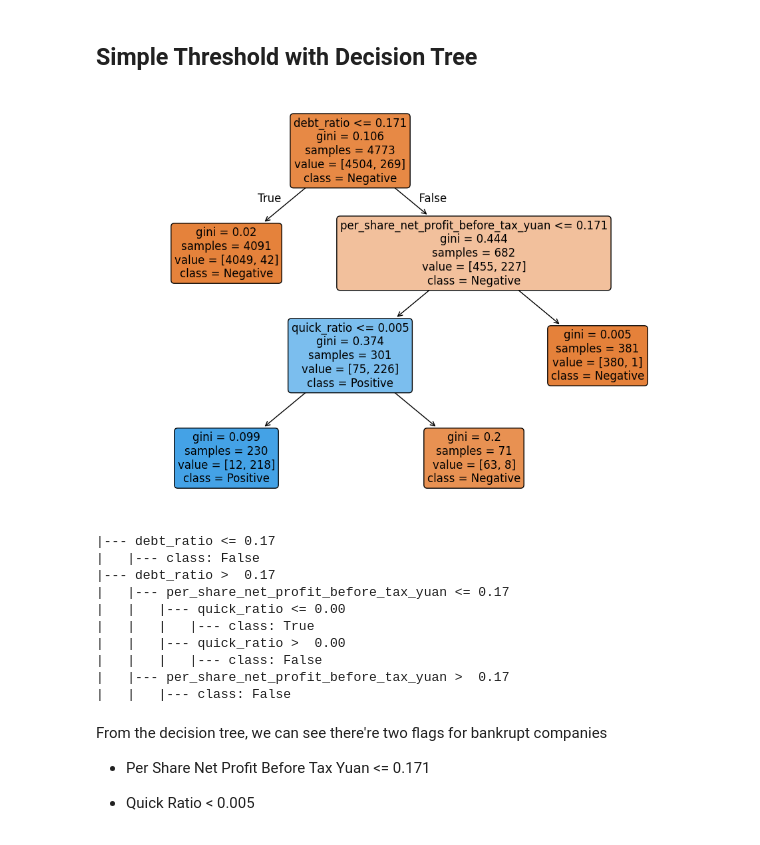
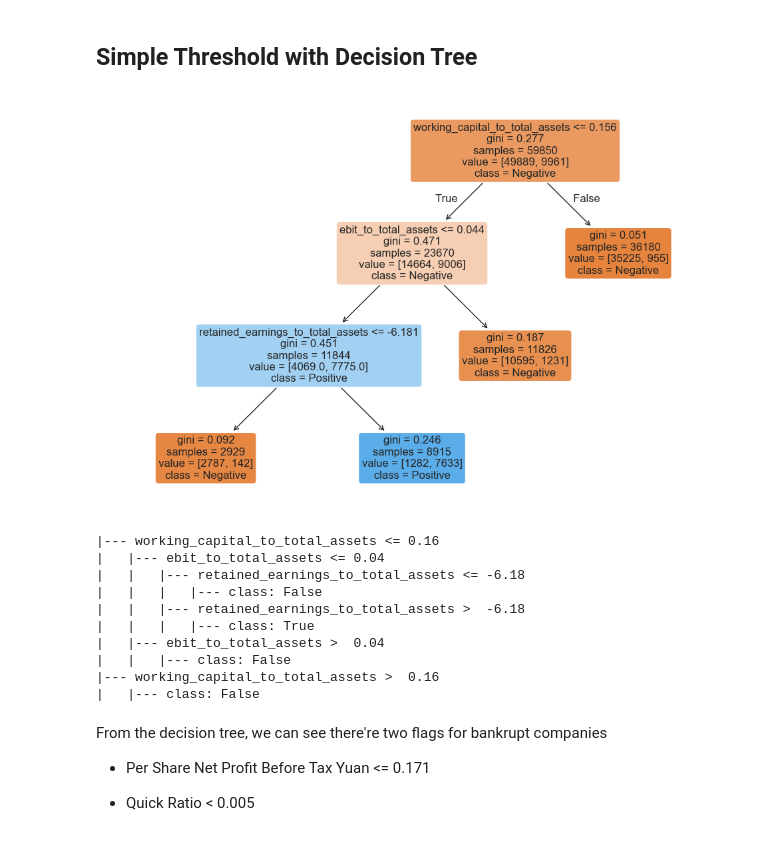
Before and after one commit to matt-alegrado/Company-Bankruptcy-Prediction, a Jupyter notebook: visualization.ipynb, the cells around one changed output. Drawn from its saved outputs; the diff is of its cells as text; code cells hidden in the pictures.

```diff
--- a/visualization.ipynb
+++ b/visualization.ipynb
@@ -357,6 +427,8 @@ Conclusion: The naive baseline assumes every company is not bankrupt. As seen ab
 # %% [markdown]
 **Baseline 2: Insight based forecasting**
 # %%
+df = df_merge
+
 # Pick common ratios
 DOMAIN_FEATURES = [
     "current_ratio",
@@ -666,6 +790,7 @@ print("Selected SHAP features:", selected_features)
 
 # Reduced dataset
 X_reduced_shap = X[selected_features]
+y = df["bankrupt"]
 
 X_train_shap, X_temp_shap, y_train_shap, y_temp_shap = train_test_split(
     X_reduced_shap, y,
@@ -703,7 +828,40 @@ y_pred_test = model.predict(X_test_shap)
 # Metrics
 print("ROC-AUC:", roc_auc_score(y_test_shap, y_proba_test))
 print("PR-AUC:", average_precision_score(y_test_shap, y_proba_test))
-print(classification_report(y_test_shap, y_pred_test, digits=3))
+print(report_dict := classification_report(y_test_shap, y_pred_test, digits=3, output_dict=True))
+
+# Convert to DataFrame and keep only class labels
+report_df = pd.DataFrame(report_dict).T
+report_df = report_df[report_df.index.str.isdigit()]
+
+# Melt for plotting
+plot_df = report_df.reset_index().melt(id_vars='index',
+                                       value_vars=['precision', 'recall', 'f1-score'],
+                                       var_name='Metric', value_name='Score')
+
+# Plot
+plt.figure(figsize=(7,5))
+sns.set_style("whitegrid")
+palette = {'precision':'#3498db', 'recall':'#9b59b6', 'f1-score':'#f39c12'}
+
+ax = sns.barplot(data=plot_df, x='Score', y='index', hue='Metric', palette=palette)
+
+# Annotate bars properly
+for bar in ax.patches:
+    width = bar.get_width()
+    y = bar.get_y() + bar.get_height() / 2
+    ax.text(width + 0.01, y, f'{width:.2f}', va='center', fontsize=10, fontweight='bold')
+
+# Labels & style
+plt.xlabel("Score", fontsize=12)
+plt.ylabel("Class", fontsize=12)
+plt.title("Classification Metrics for Classes 0 and 1", fontsize=14, fontweight='bold')
+plt.xlim(0,1)
+plt.legend(title="Metric", loc='lower right')
+plt.tight_layout()
+plt.savefig(os.path.join(OUTPUT_DIR, "shap_classification_metrics.png"), dpi=200)
+plt.show()
+plt.close()
 
 # Confusion matrix
 cm = confusion_matrix(y_test_shap, y_pred_test)
@@ -740,40 +888,40 @@ We can use these particular metrics further downstream using monitoring rules an
 # %%
 from sklearn.tree import DecisionTreeClassifier, plot_tree
 import matplotlib.pyplot as plt
 
 # Train a very shallow decision tree to mimic the Random Forest
 proxy_tree = DecisionTreeClassifier(
     max_depth=3,
     min_samples_leaf=30,
     min_impurity_decrease=0.01,  # prevent meaningless splits
     random_state=RANDOM_STATE
 )
-proxy_tree.fit(X_train_shap, model.predict_proba(X_train_shap)[:, 1] > best_thr)
+proxy_tree.fit(X_train, model.predict_proba(X_train)[:, 1] > best_thr)
 
 # Visualization
 plt.figure(figsize=(12,8))
-plot_tree(proxy_tree, feature_names=X_train_shap.columns,
+plot_tree(proxy_tree, feature_names=X_train.columns,
           class_names=['Negative','Positive'], filled=True, rounded=True, fontsize=12)
 plt.savefig(os.path.join(OUTPUT_DIR, "decision_tree.png"), dpi=200)
 plt.show()
 plt.close()
 
 # Export rules
 from sklearn.tree import export_text
-rules = export_text(proxy_tree, feature_names=list(X_train_shap.columns))
+rules = export_text(proxy_tree, feature_names=list(X_train.columns))
 print(rules)
 # %% [output]
-[figure, old version]
+[figure, new version]
-|--- debt_ratio <= 0.17
+|--- working_capital_to_total_assets <= 0.16
+|   |--- ebit_to_total_assets <= 0.04
+|   |   |--- retained_earnings_to_total_assets <= -6.18
+|   |   |   |--- class: False
+|   |   |--- retained_earnings_to_total_assets >  -6.18
+|   |   |   |--- class: True
+|   |--- ebit_to_total_assets >  0.04
+|   |   |--- class: False
+|--- working_capital_to_total_assets >  0.16
 |   |--- class: False
-|--- debt_ratio >  0.17
-|   |--- per_share_net_profit_before_tax_yuan <= 0.17
-|   |   |--- quick_ratio <= 0.00
-|   |   |   |--- class: True
-|   |   |--- quick_ratio >  0.00
-|   |   |   |--- class: False
-|   |--- per_share_net_profit_before_tax_yuan >  0.17
-|   |   |--- class: False
 # %% [markdown]
 From the decision tree, we can see there're two flags for bankrupt companies
 
```
Also changed, not shown: parts of 72 cells of this notebook, 9 other files.
